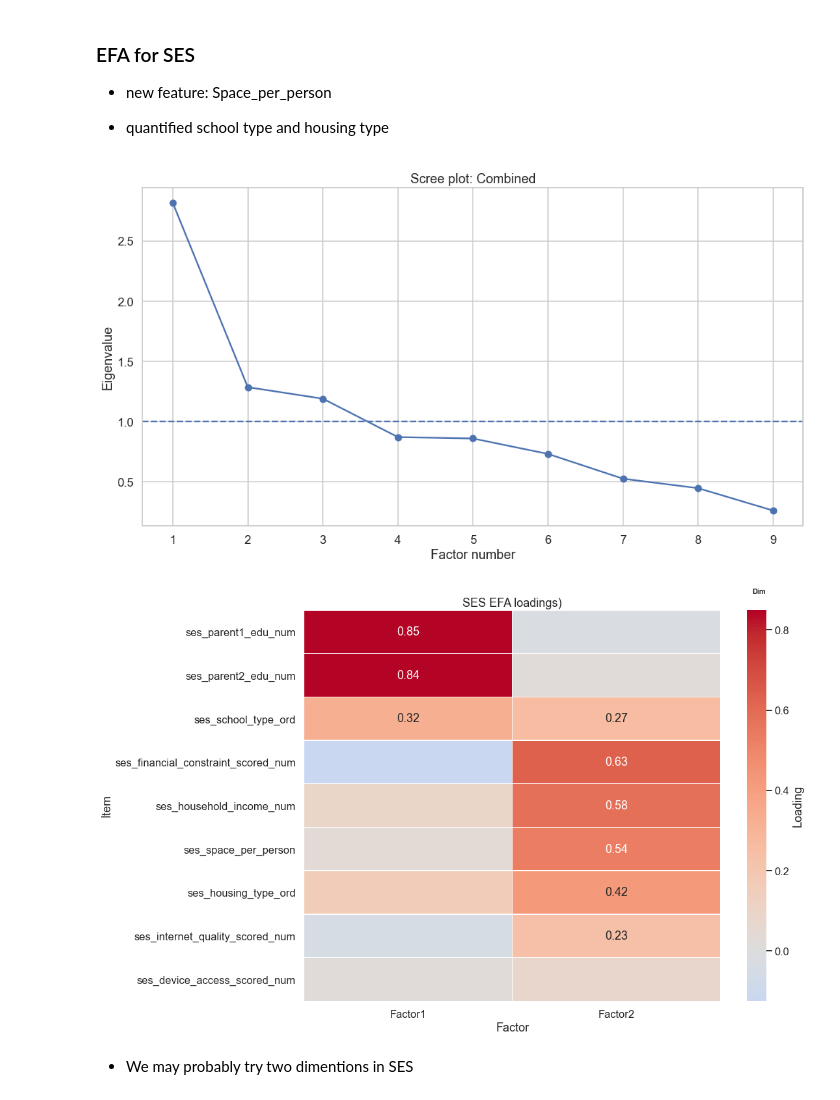
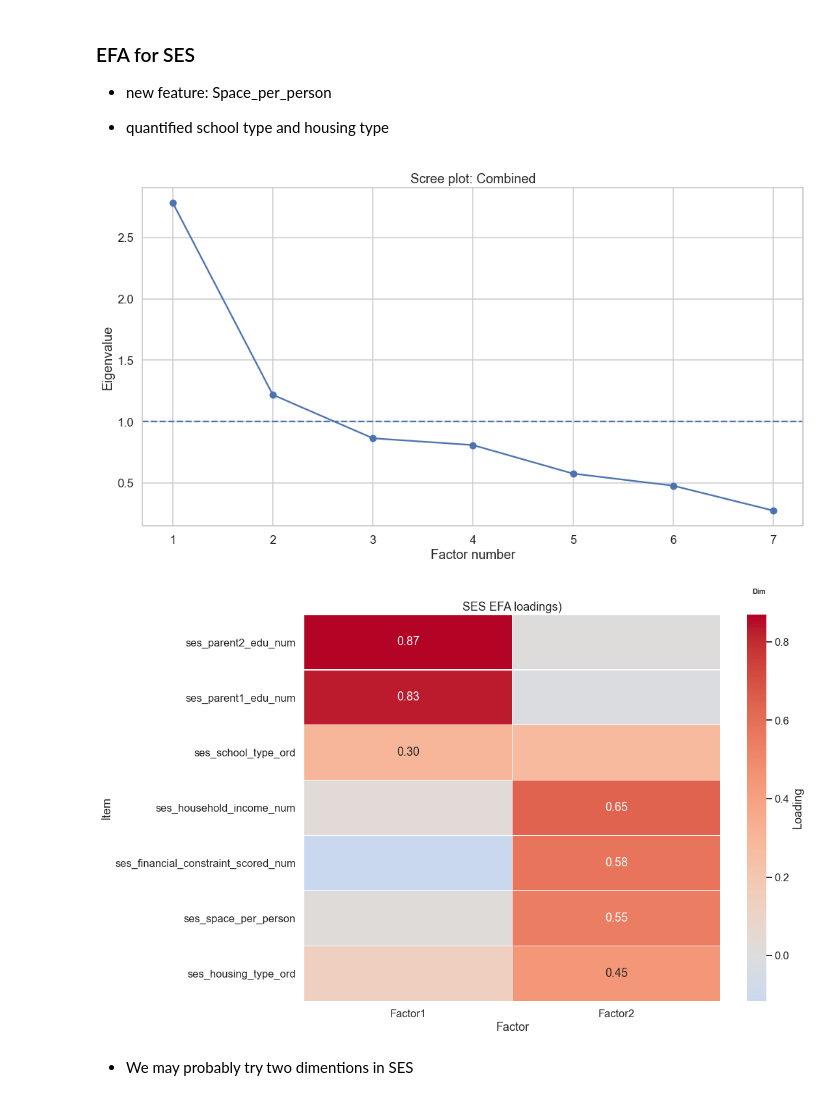
Before and after one commit to garcia-ho/1st_analysis, a Jupyter notebook: phas1_SLR.ipynb, the cells around one changed output. Cells and saved outputs as stored; diff of their text form; code cells hidden in the pictures.

```diff
--- a/phas1_SLR.ipynb
+++ b/phas1_SLR.ipynb
@@ -229,24 +229,25 @@ Uses the students in the 3 known school groups as reference. Computes the centro
 # %%
 # Language SES is not included here
 
 df_ses = add_ses_space_house_variables(df)
 
 ses_efa_items_2dim = [
     "ses_parent1_edu_num",
     "ses_parent2_edu_num",
-    "ses_device_access_scored_num",
+    # "ses_device_access_scored_num",
     "ses_household_income_num",
     "ses_financial_constraint_scored_num",
     "ses_space_per_person",
+    # "ses_household_size_num",
     "ses_housing_type_ord",
-    "ses_internet_quality_scored_num",
+    # "ses_internet_quality_scored_num",
     "ses_school_type_ord",
 ]
 
 diag_ses_combined, kmo_ses_combined = efa_diagnostics(df_ses, "Combined", ses_efa_items_2dim)
 eig_ses_combined = run_scree_analysis(df_ses, "Combined", ses_efa_items_2dim)
 # %% [output]
-[figure, old version]
+[figure, new version]
 # %%
 fa_ses2, d_ses2, loadings_ses2, variance_ses2 = fit_efa(
     df=df_ses,
@@ -258,11 +259,11 @@ fa_ses2, d_ses2, loadings_ses2, variance_ses2 = fit_efa(
 
 plot_loading_heatmap(
     loadings_ses2,
-     cutoff=0.2,
+     cutoff=0.3,
     title="SES EFA loadings)"
 )
 # %% [output]
-[figure, old version]
+[figure, new version]
 # %% [markdown]
 - We may probably try two dimentions in SES
 # %% [markdown]
```
Also changed, not shown: parts of 35 cells of this notebook, 3 other files.
